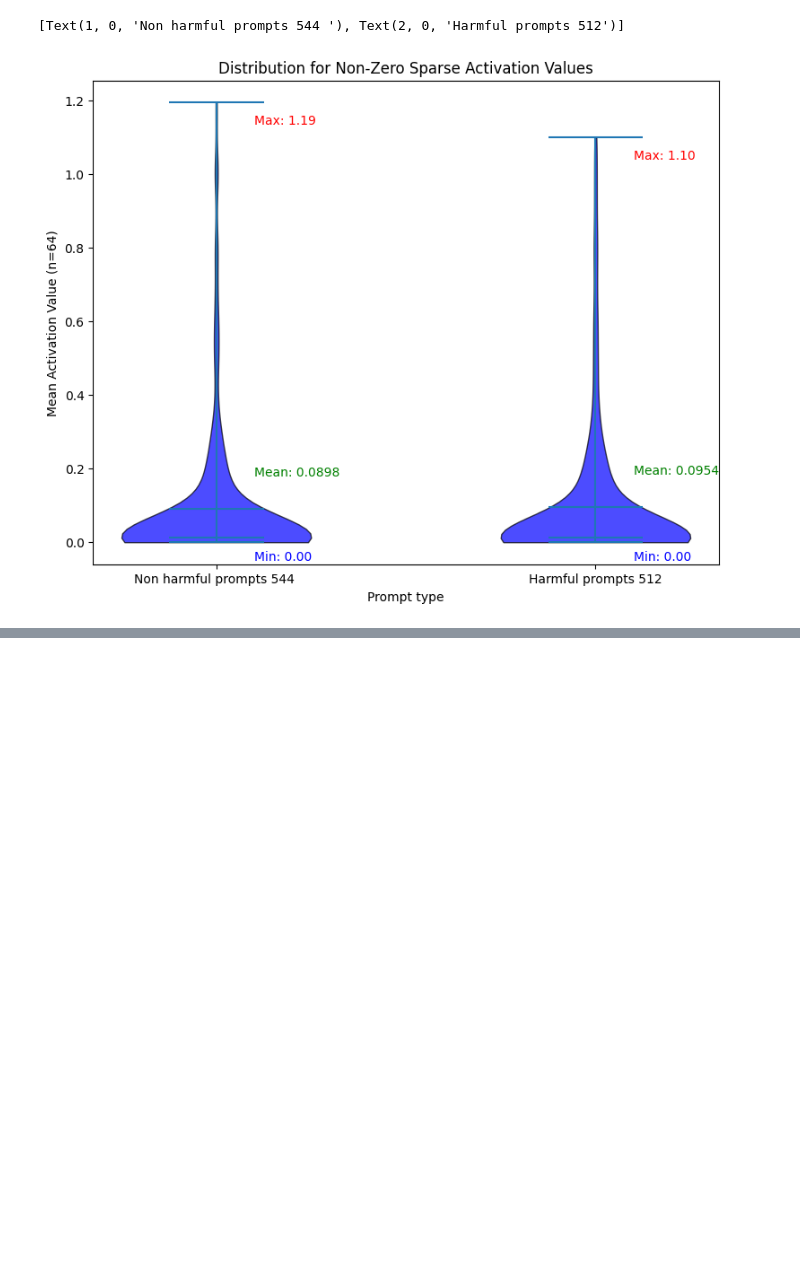
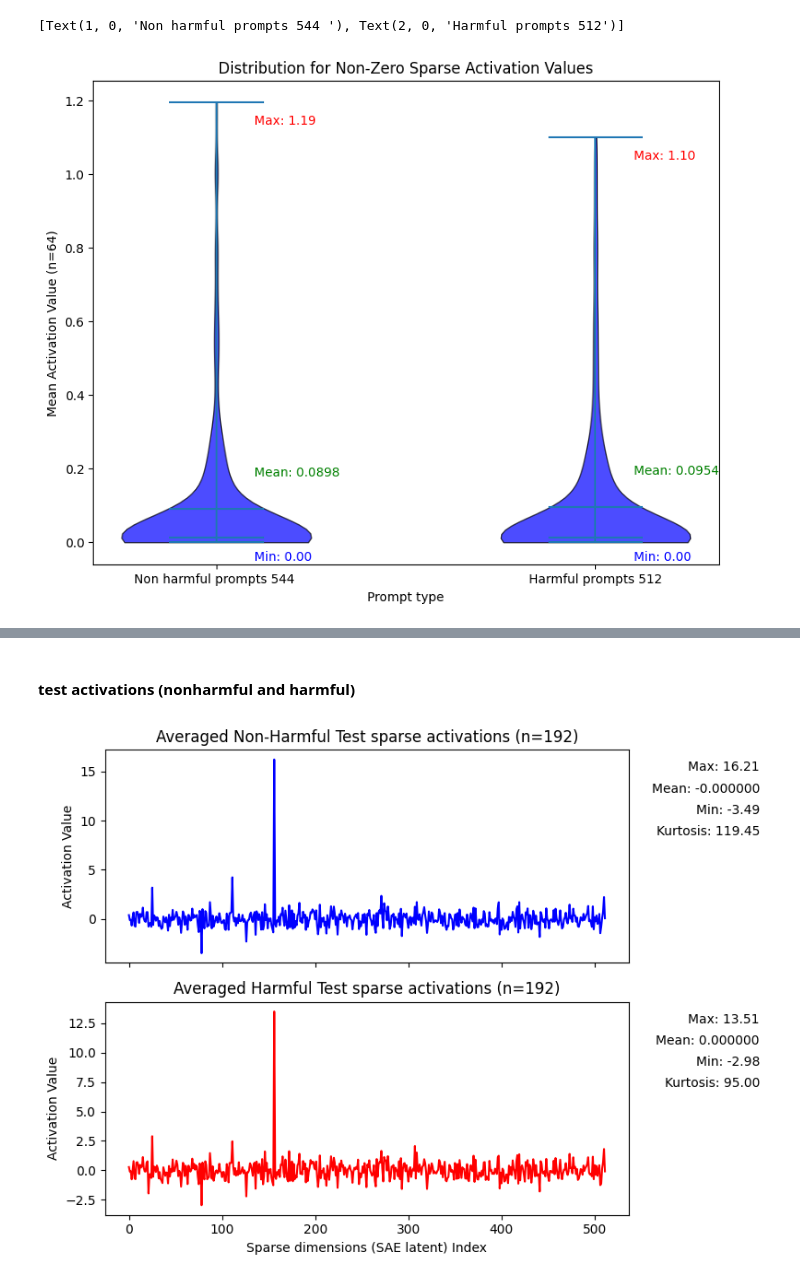
Before and after one commit to xinrose-lin/causal_interp_for_harm_detection, a Jupyter notebook: get_activations.ipynb, the cells around one changed output, grey strips where cells are left out. Cells and saved outputs as stored; diff of their text form; code cells hidden in the pictures; blank space fills up the shorter version.

```diff
--- a/get_activations.ipynb
+++ b/get_activations.ipynb
@@ -340,0 +409,58 @@ ax.set_xticklabels([f"Non harmful prompts (n={len(nonzero_nonharmful)})", f"Harm
+# %% [markdown]
+#### test activations (nonharmful and harmful)
+# %%
+harmful_data = harmful_acts[:, -1, :].mean(0)
+nonharmful_data = nonharmful_acts[:, -1, :].mean(0)
+# %%
+import matplotlib.pyplot as plt
+import numpy as np
+from scipy.stats import kurtosis
+
+harmful_stats = {
+    "max": harmful_data.max(),
+    "mean": harmful_data.mean(),
+    "min": harmful_data.min(),
+    "kurtosis": kurtosis(harmful_data)
+}
+nonharmful_stats = {
+    "max": nonharmful_data.max(),
+    "mean": nonharmful_data.mean(),
+    "min": nonharmful_data.min(),
+    "kurtosis": kurtosis(nonharmful_data)
+}
+
+# Create two subplots stacked vertically
+fig, axes = plt.subplots(2, 1, figsize=(8, 6), sharex=True)
+
+# Plot non-harmful data
+axes[0].plot(nonharmful_data, label="Non-harmful data", color='blue')
+axes[0].set_title("Averaged Non-Harmful Test sparse activations (n=192)")
+# axes[0].legend()
+axes[0].set_ylabel("Activation Value")
+
+# Annotate statistics
+axes[0].text(1.25, 0.9, f"Max: {nonharmful_stats['max']:.2f}", transform=axes[0].transAxes, fontsize=10, ha='right')
+axes[0].text(1.25, 0.8, f"Mean: {nonharmful_stats['mean']:.6f}", transform=axes[0].transAxes, fontsize=10, ha='right')
+axes[0].text(1.25, 0.7, f"Min: {nonharmful_stats['min']:.2f}", transform=axes[0].transAxes, fontsize=10, ha='right')
+axes[0].text(1.25, 0.6, f"Kurtosis: {nonharmful_stats['kurtosis']:.2f}", transform=axes[0].transAxes, fontsize=10, ha='right')
+
+# Plot harmful data
+axes[1].plot(harmful_data, label="Harmful data", color='red')
+axes[1].set_title("Averaged Harmful Test sparse activations (n=192)")
+
+axes[1].set_xlabel("Sparse dimensions (SAE latent) Index")
+axes[1].set_ylabel("Activation Value")
+# Annotate statistics
+axes[1].text(1.25, 0.9, f"Max: {harmful_stats['max']:.2f}", transform=axes[1].transAxes, fontsize=10, ha='right')
+axes[1].text(1.25, 0.8, f"Mean: {harmful_stats['mean']:.6f}", transform=axes[1].transAxes, fontsize=10, ha='right')
+axes[1].text(1.25, 0.7, f"Min: {harmful_stats['min']:.2f}", transform=axes[1].transAxes, fontsize=10, ha='right')
+axes[1].text(1.25, 0.6, f"Kurtosis: {harmful_stats['kurtosis']:.2f}", transform=axes[1].transAxes, fontsize=10, ha='right')
+
+
+# Adjust layout
+plt.tight_layout()
+
+# Show the plot
+plt.show()
+# %% [output]
+[figure, added]
```
Also changed, not shown: parts of 13 cells of this notebook, 3 other files.
